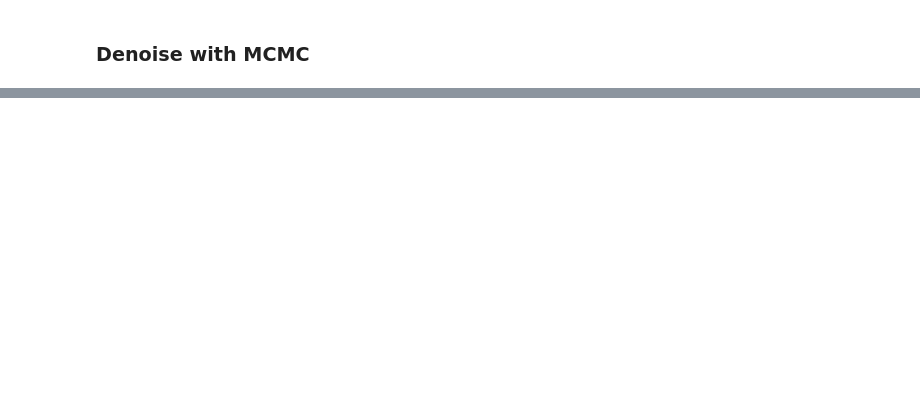
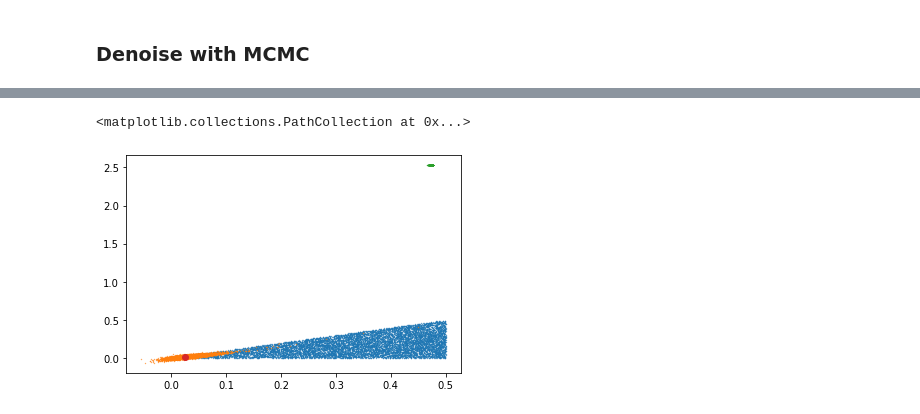
Before and after one commit to danielward27/rnpe, a Jupyter notebook: examples/sirsde.ipynb, the cells around one changed output, grey strips where cells are left out. Saved outputs shown, nothing was run; the diff lists cells and outputs as text; code cells hidden in the pictures; blank space fills up the shorter version.

```diff
--- a/examples/sirsde.ipynb
+++ b/examples/sirsde.ipynb
@@ -114,0 +175,16 @@ plt.legend(loc="lower left")
+# %%
+robust = mcmc.get_samples()["x"]
+n_samples = robust.shape[0]
+non_robust = jnp.repeat(jnp.expand_dims(y_obs, 0), n_samples, axis=0)
+# %%
+key, robust_key, non_robust_key = random.split(key, 3)
+robust_posterior = posterior_flow.sample(robust_key, n_samples, robust)  # TODO why do we need to specify n and condition! Either should be fine.
+non_robust_posterior = posterior_flow.sample(non_robust_key, n_samples, non_robust)  # TODO why do we need to specify n and condition! Either should be fine.
+# %%
+plt.scatter(theta[:n_samples, 0], theta[:n_samples, 1], s=0.1)
+plt.scatter(robust_posterior[:, 0], robust_posterior[:, 1], s=0.1)
+plt.scatter(non_robust_posterior[:, 0], non_robust_posterior[:, 1], s=0.1)
+plt.scatter(theta_true[0], theta_true[1])
+# %% [output]
+<matplotlib.collections.PathCollection at 0x...>
+[figure, added]
```
Also changed, not shown: parts of 16 cells of this notebook.
